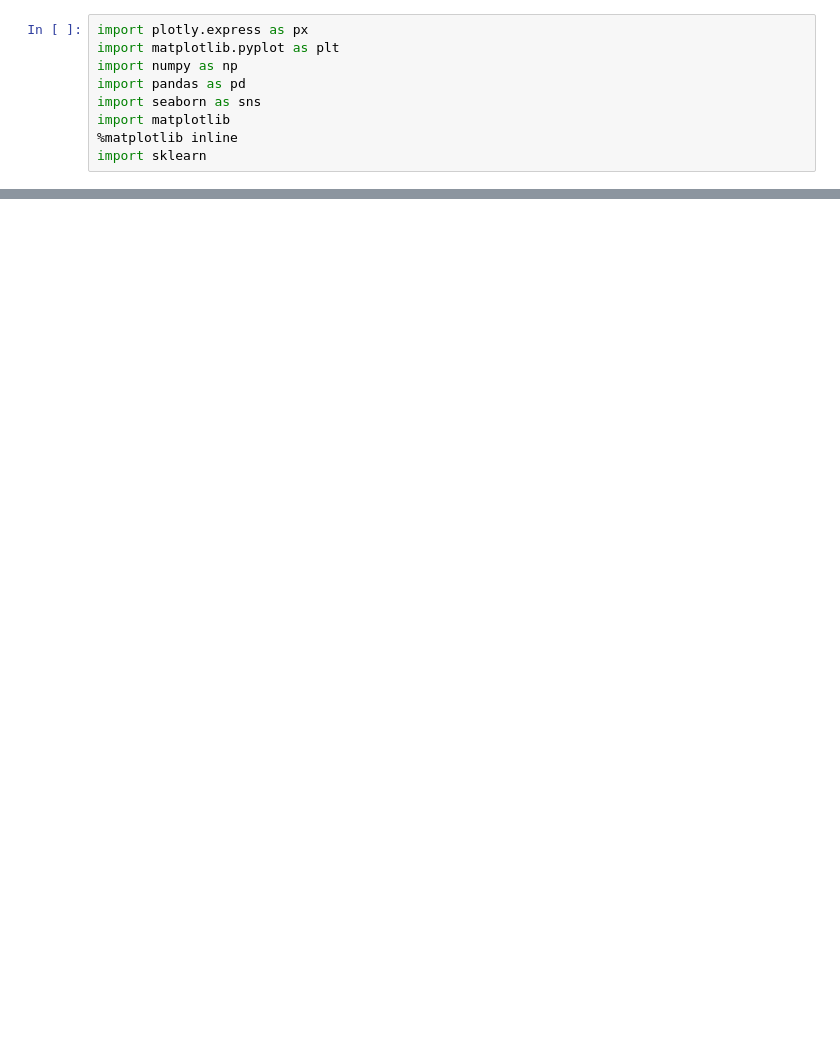
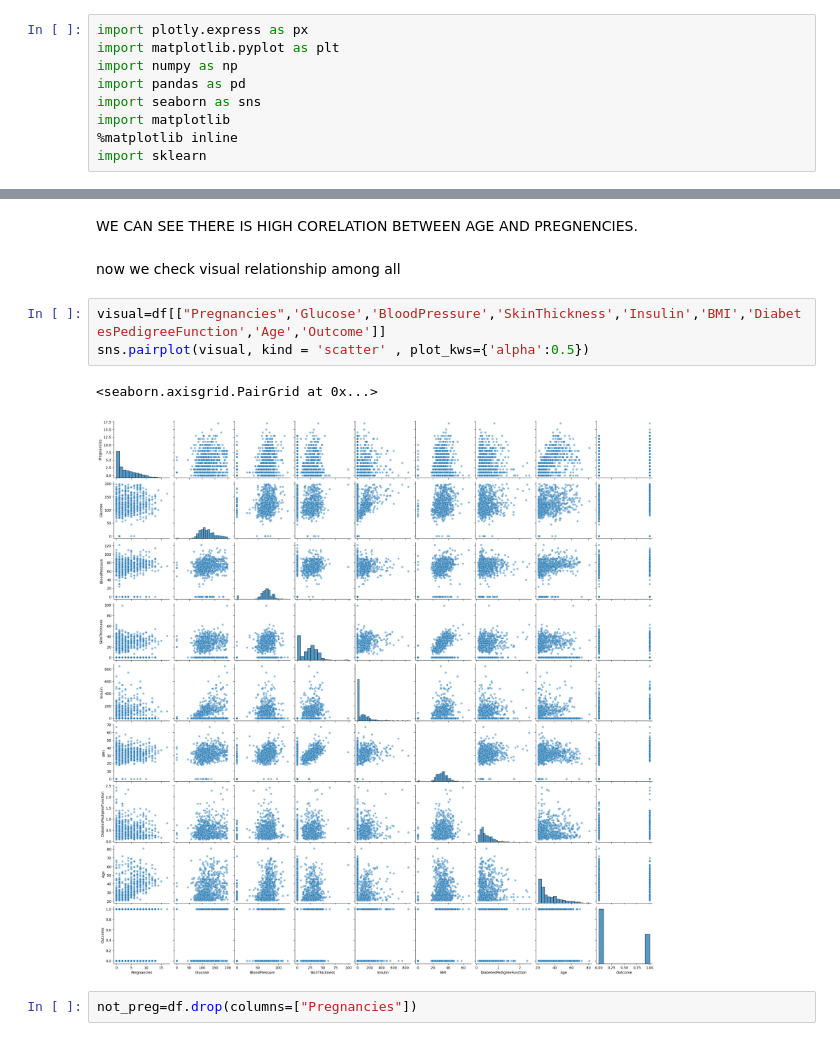
Before and after one commit to toRK25/scikit2, a Jupyter notebook: regress.ipynb, the cells around one changed output, grey strips where cells are left out. Cells and saved outputs as stored; diff of their text form; blank space fills up the shorter version.

```diff
--- a/regress.ipynb
+++ b/regress.ipynb
@@ -19,0 +80,12 @@ df.head()
+# %% [markdown]
+WE CAN SEE THERE IS HIGH CORELATION BETWEEN AGE AND PREGNENCIES.
+# %% [markdown]
+now we check visual relationship among all
+# %%
+visual=df[["Pregnancies",'Glucose','BloodPressure','SkinThickness','Insulin','BMI','DiabetesPedigreeFunction','Age','Outcome']]
+sns.pairplot(visual, kind = 'scatter' , plot_kws={'alpha':0.5})
+# %% [output]
+<seaborn.axisgrid.PairGrid at 0x...>
+[figure, added]
+# %%
+not_preg=df.drop(columns=["Pregnancies"])
```
Also changed, not shown: parts of 7 cells of this notebook, 1 other file.
